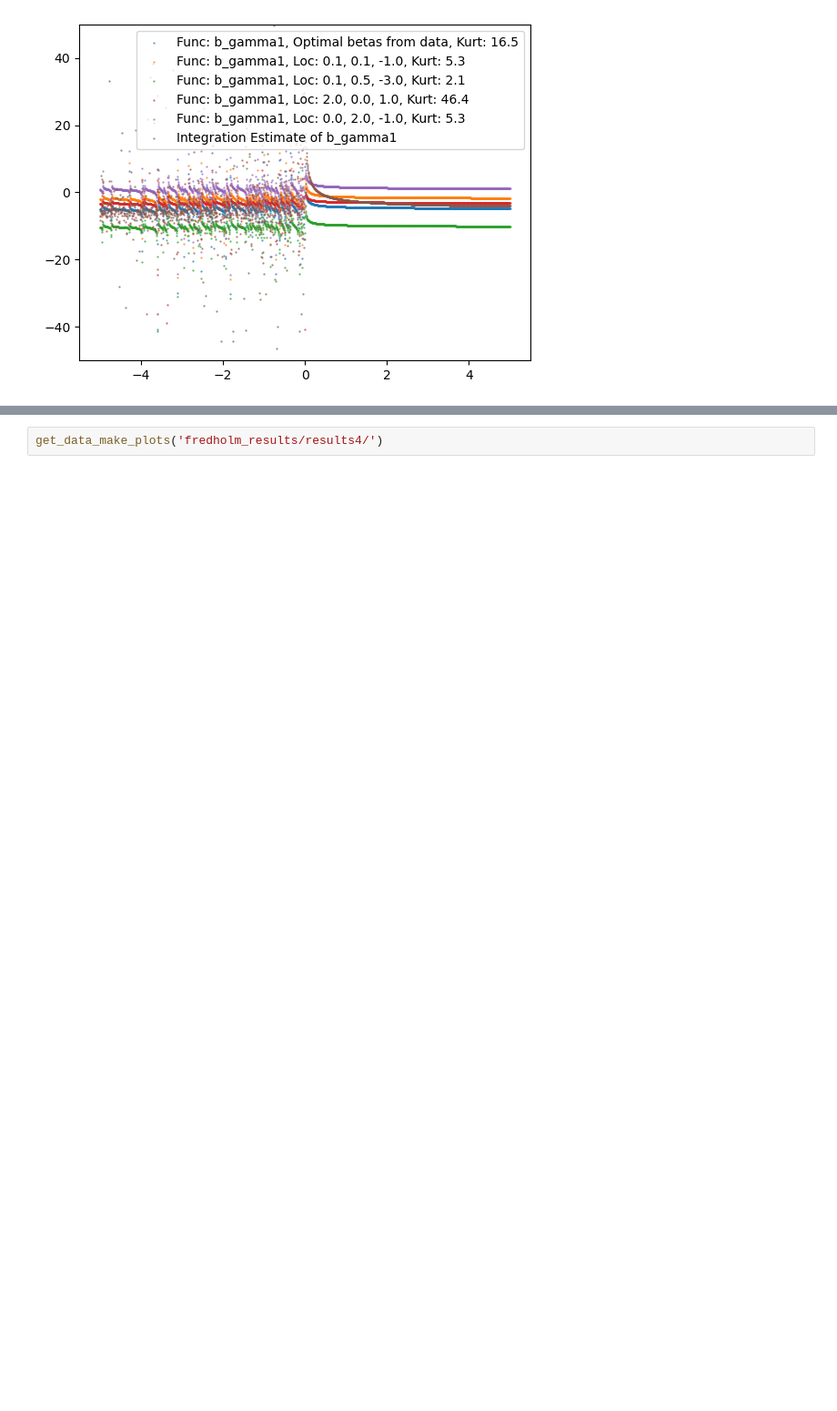
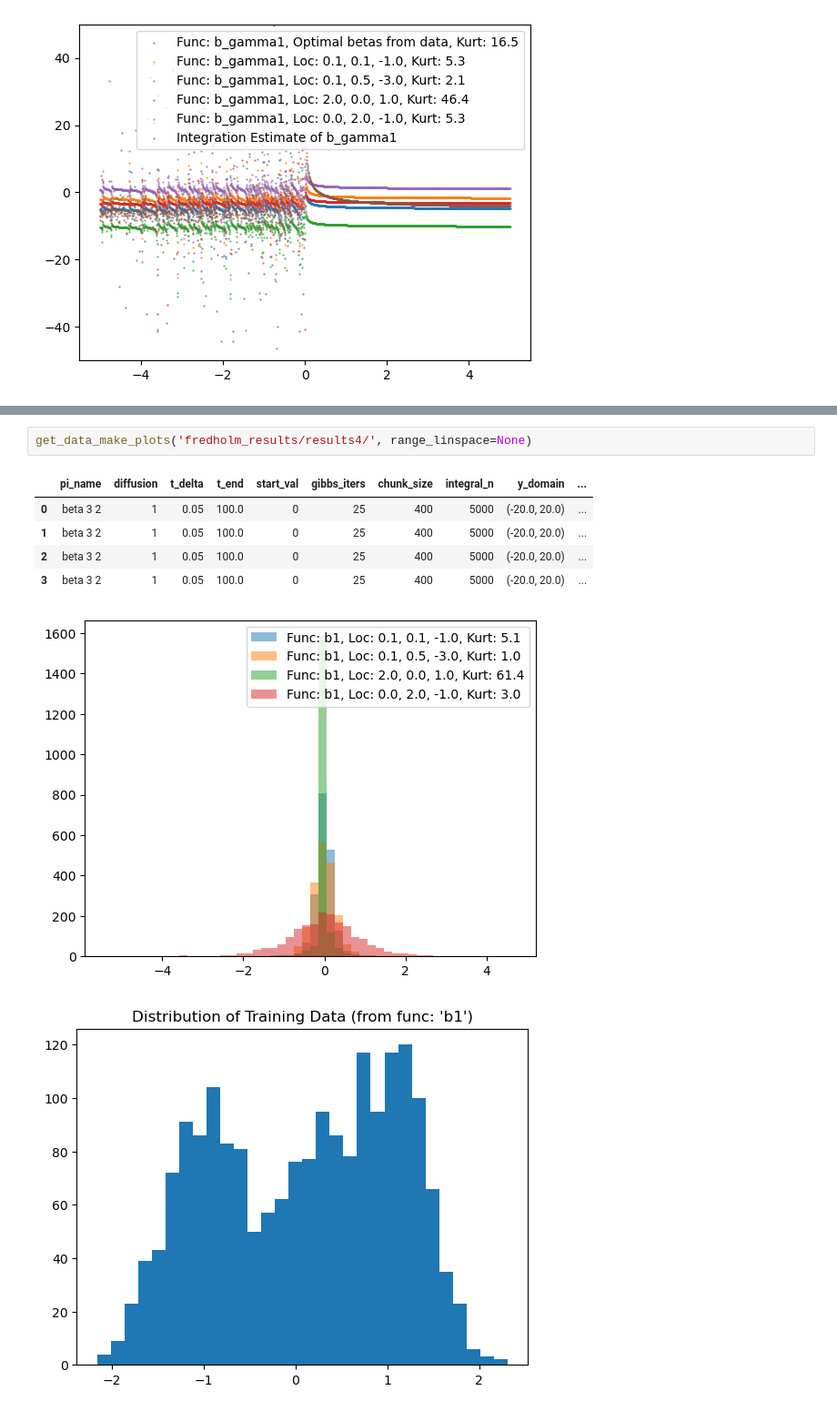
Before and after one commit to hubarruby/BayesSDEs, a Jupyter notebook: fredholm/plotting.ipynb, the cells around one changed output, grey strips where cells are left out. Shown at 91% size. Cells and saved outputs as stored; diff of their text form; blank space fills up the shorter version.

```diff
--- a/fredholm/plotting.ipynb
+++ b/fredholm/plotting.ipynb
@@ -72,2 +90,10 @@ get_data_make_plots('fredholm_results/results3/', y_lim=(-50,50))
 # %%
-get_data_make_plots('fredholm_results/results4/')
+get_data_make_plots('fredholm_results/results4/', range_linspace=None)
+# %% [output]
+|  | pi_name | diffusion | t_delta | t_end | start_val | gibbs_iters | chunk_size | integral_n | y_domain | ... |
+| 0 | beta 3 2 | 1 | 0.05 | 100.0 | 0 | 25 | 400 | 5000 | (-20.0, 20.0) | ... |
+| 1 | beta 3 2 | 1 | 0.05 | 100.0 | 0 | 25 | 400 | 5000 | (-20.0, 20.0) | ... |
+| 2 | beta 3 2 | 1 | 0.05 | 100.0 | 0 | 25 | 400 | 5000 | (-20.0, 20.0) | ... |
+| 3 | beta 3 2 | 1 | 0.05 | 100.0 | 0 | 25 | 400 | 5000 | (-20.0, 20.0) | ... |
+[figure, added]
+[figure, added]
```
Also changed, not shown: parts of 29 cells of this notebook, 1 other file.
